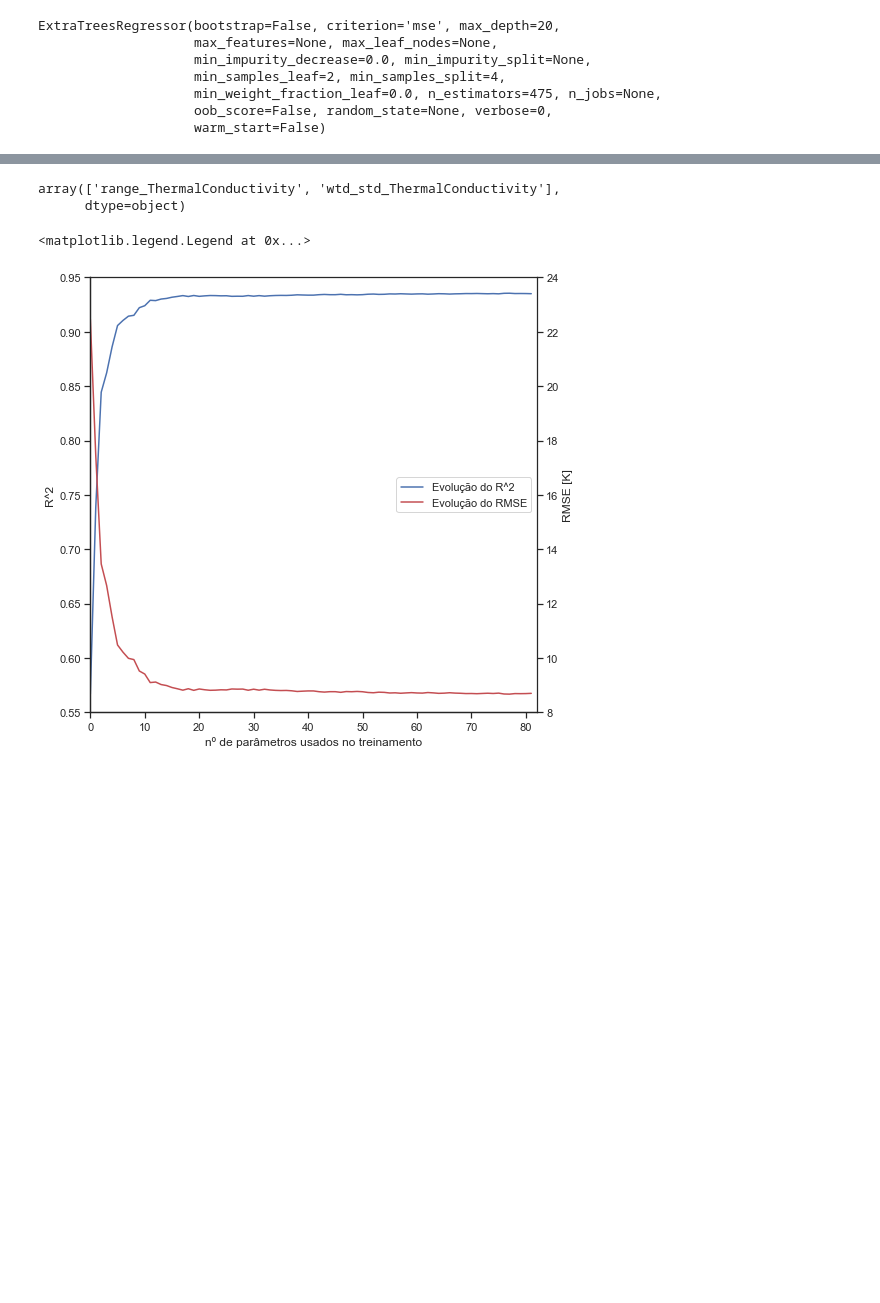
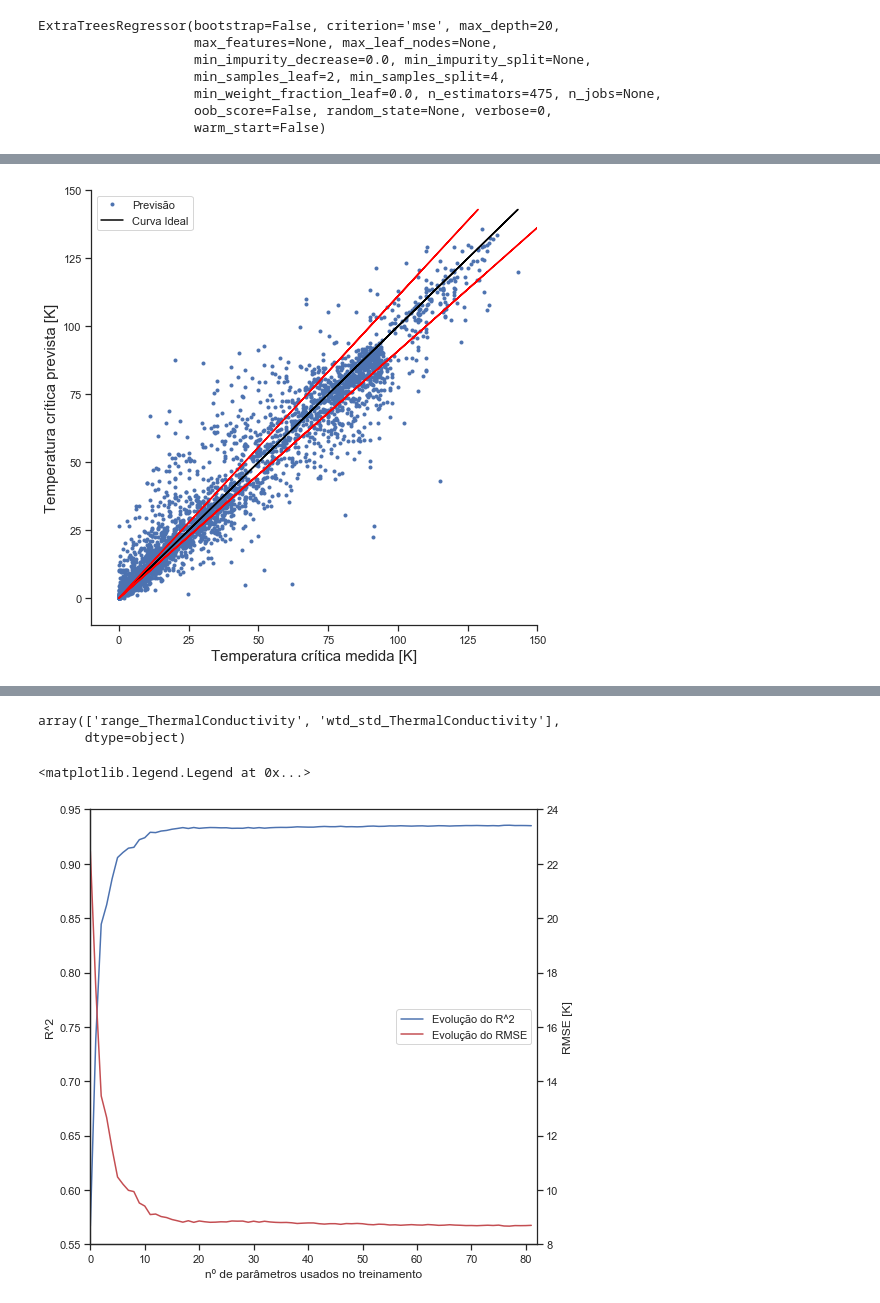
Before and after one commit to muriloafonso/TG_ENG_FISICA, a Jupyter notebook: melhores_modelos/floresta_extremamente_aleatoria.ipynb, the cells around one changed output, grey strips where cells are left out. Cells and saved outputs as stored; diff of their text form; code cells hidden in the pictures; blank space fills up the shorter version.

```diff
--- a/melhores_modelos/floresta_extremamente_aleatoria.ipynb
+++ b/melhores_modelos/floresta_extremamente_aleatoria.ipynb
@@ -85,3 +87,31 @@ plt.show()
+# %%
+###   Gráfico que mostra sa previsões sobre o conjunto de teste   ###
+
+
+print_x = Y_teste
+print_y = treino.predict(X_teste)
+
+fig, ax = plt.subplots(figsize=(8, 8))
+# plt.title('Tc prevista pelo modelo vs. Tc medida em laboratório')
+sns.set(style="ticks")
+sns.despine()
+
+plt.plot(print_x,print_y, 'b.',label = 'Previsão')
+plt.plot(print_x,print_x, '-', label = 'Curva Ideal', color = 'black')
+plt.plot(print_x*0.9,print_x, '-', color = 'red')
+plt.plot(print_x*1.1,print_x, '-', color = 'red')
+
+plt.xlabel('Temperatura crítica medida [K]',fontsize = 15)
+plt.ylabel('Temperatura crítica prevista [K]',fontsize = 15)
+plt.legend('Previsão')
+plt.legend()
+plt.xticks(np.linspace(0, 150, 7, endpoint=True))
+plt.yticks(np.linspace(0, 150, 7, endpoint=True))
+plt.axis([-10,150,-10,150])
+
+plt.show()
+# %% [output]
+[figure, added]
 # %%
 ###   Análise por faixa de temperatura   ###
 # %%
```
Also changed, not shown: parts of 10 cells of this notebook, 2 other files.
